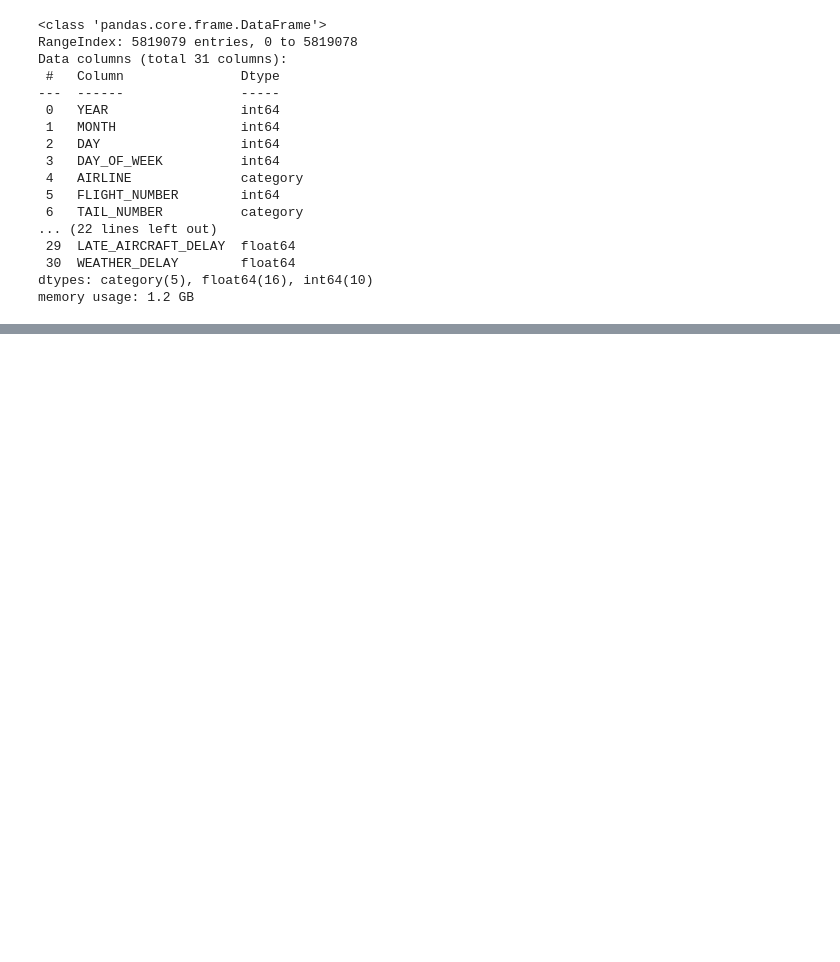
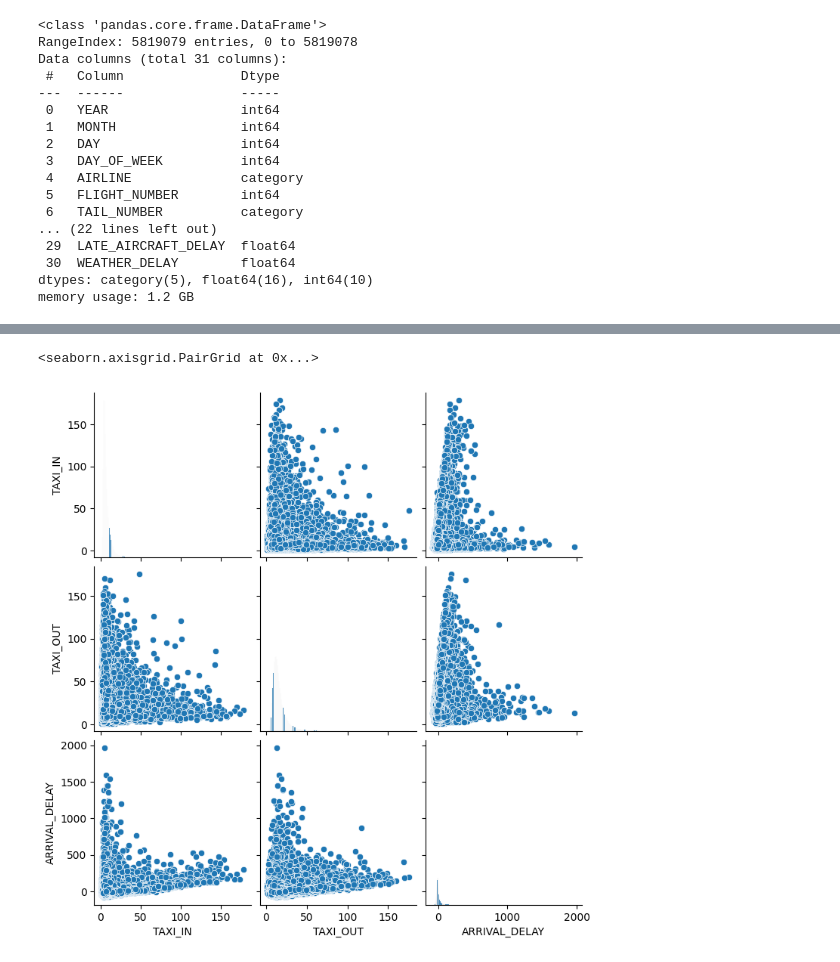
Before and after one commit to anonymo2239/Flight-Delay-Cancellation-Dataset, a Jupyter notebook: src/EDA_flights.ipynb, the cells around one changed output, grey strips where cells are left out. Cells and saved outputs as stored; diff of their text form; code cells hidden in the pictures; blank space fills up the shorter version.

```diff
--- a/src/EDA_flights.ipynb
+++ b/src/EDA_flights.ipynb
@@ -233,0 +217,5 @@ memory usage: 866.7 MB
+# %%
+sns.pairplot(data=january_df[["TAXI_IN", "TAXI_OUT", 'ARRIVAL_DELAY']])
+# %% [output]
+<seaborn.axisgrid.PairGrid at 0x...>
+[figure, added]
```
Also changed, not shown: parts of 18 cells of this notebook, 1 other file.
